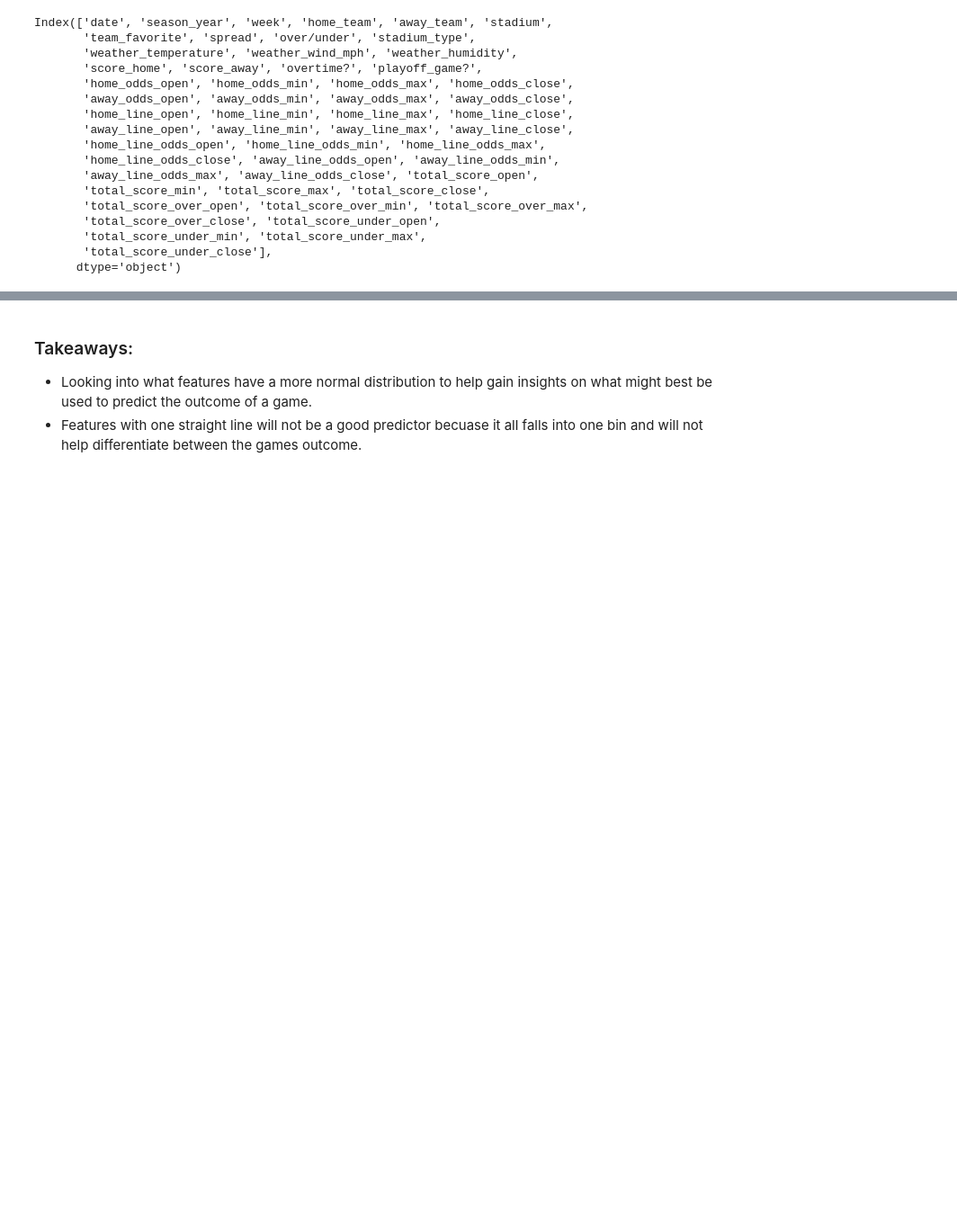
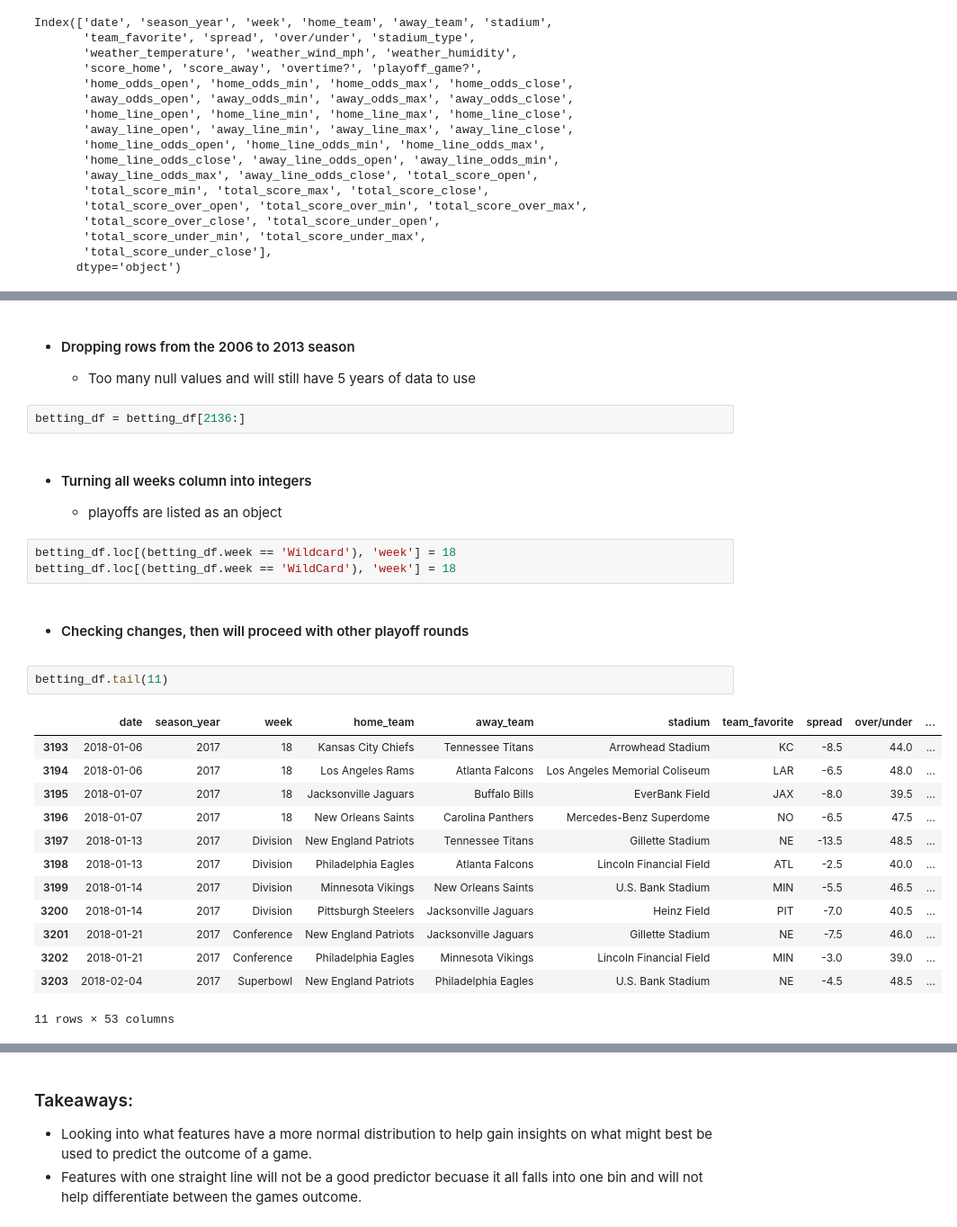
Before and after one commit to stecherwill/Predicting-Over-Under-Outcomes-for-NFL-Games, a Jupyter notebook: Code/01_Cleanup_EDA.ipynb, the cells around one changed output, grey strips where cells are left out. Shown: that part at 90% size. Drawn from its saved outputs; the diff is of its cells as text; blank space fills up the shorter version.

```diff
--- a/Code/01_Cleanup_EDA.ipynb
+++ b/Code/01_Cleanup_EDA.ipynb
@@ -367,0 +360,29 @@ betting_df.head()
+# %% [markdown]
+- #### Dropping rows from the 2006 to 2013 season
+    - Too many null values and will still have 5 years of data to use
+# %%
+betting_df = betting_df[2136:]
+# %% [markdown]
+- #### Turning all weeks column into integers
+    - playoffs are listed as an object
+# %%
+betting_df.loc[(betting_df.week == 'Wildcard'), 'week'] = 18
+betting_df.loc[(betting_df.week == 'WildCard'), 'week'] = 18
+# %% [markdown]
+- #### Checking changes, then will proceed with other playoff rounds
+# %%
+betting_df.tail(11)
+# %% [output]
+|  | date | season_year | week | home_team | away_team | stadium | team_favorite | spread | over/under | ... |
+| 3193 | 2018-01-06 | 2017 | 18 | Kansas City Chiefs | Tennessee Titans | Arrowhead Stadium | KC | -8.5 | 44.0 | ... |
+| 3194 | 2018-01-06 | 2017 | 18 | Los Angeles Rams | Atlanta Falcons | Los Angeles Memorial Coliseum | LAR | -6.5 | 48.0 | ... |
+| 3195 | 2018-01-07 | 2017 | 18 | Jacksonville Jaguars | Buffalo Bills | EverBank Field | JAX | -8.0 | 39.5 | ... |
+| 3196 | 2018-01-07 | 2017 | 18 | New Orleans Saints | Carolina Panthers | Mercedes-Benz Superdome | NO | -6.5 | 47.5 | ... |
+| 3197 | 2018-01-13 | 2017 | Division | New England Patriots | Tennessee Titans | Gillette Stadium | NE | -13.5 | 48.5 | ... |
+| 3198 | 2018-01-13 | 2017 | Division | Philadelphia Eagles | Atlanta Falcons | Lincoln Financial Field | ATL | -2.5 | 40.0 | ... |
+| 3199 | 2018-01-14 | 2017 | Division | Minnesota Vikings | New Orleans Saints | U.S. Bank Stadium | MIN | -5.5 | 46.5 | ... |
+| 3200 | 2018-01-14 | 2017 | Division | Pittsburgh Steelers | Jacksonville Jaguars | Heinz Field | PIT | -7.0 | 40.5 | ... |
+| 3201 | 2018-01-21 | 2017 | Conference | New England Patriots | Jacksonville Jaguars | Gillette Stadium | NE | -7.5 | 46.0 | ... |
+| 3202 | 2018-01-21 | 2017 | Conference | Philadelphia Eagles | Minnesota Vikings | Lincoln Financial Field | MIN | -3.0 | 39.0 | ... |
+| 3203 | 2018-02-04 | 2017 | Superbowl | New England Patriots | Philadelphia Eagles | U.S. Bank Stadium | NE | -4.5 | 48.5 | ... |
+11 rows × 53 columns
```
Also changed, not shown: parts of 12 cells of this notebook, 7 other files.
